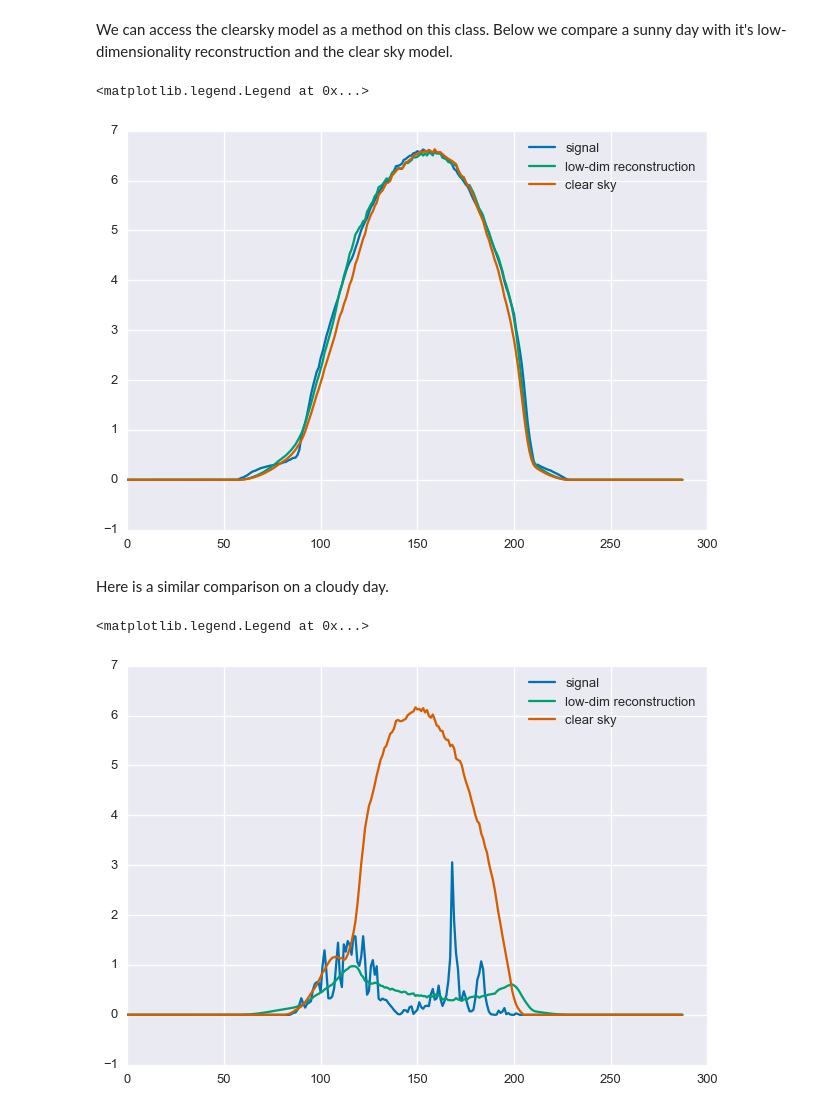
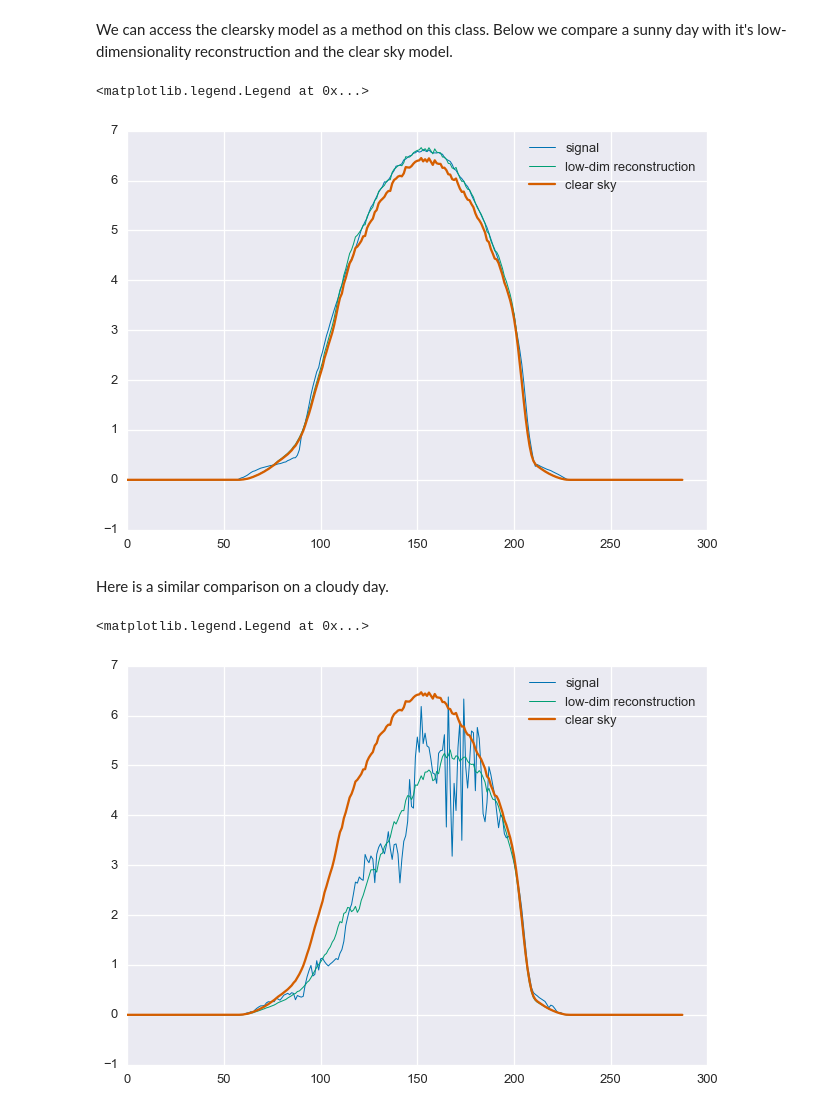
Before and after one commit to bmeyers/SolarForecasting, a Jupyter notebook: ClearSkyFitting_Example.ipynb, the cells around one changed output. Cells and saved outputs as stored; diff of their text form; code cells hidden in the pictures.

```diff
--- a/ClearSkyFitting_Example.ipynb
+++ b/ClearSkyFitting_Example.ipynb
@@ -43,23 +43,23 @@ _ = scs.make_clearsky_model(mu=10**(2), eta=10**(-1.0), plot=True)
 We can access the clearsky model as a method on this class. Below we compare a sunny day with it's low-dimensionality reconstruction and the clear sky model.
 # %%
 DAY = 337
-scs.reconstruct_day(DAY, n=3)
+scs.reconstruct_day(DAY, n=5)
 estimates = scs.estimate_clearsky(np.s_[DAY:DAY+1])
 for i in xrange(estimates.shape[1]):
     plt.plot(estimates[:, i])
 plt.legend(['signal', 'low-dim reconstruction', 'clear sky'])
 # %% [output]
 <matplotlib.legend.Legend at 0x...>
-[figure, old version]
+[figure, new version]
 # %% [markdown]
 Here is a similar comparison on a cloudy day.
 # %%
-DAY = 175
-scs.reconstruct_day(DAY, n=3)
+DAY = 330
+scs.reconstruct_day(DAY, n=5)
 estimates = scs.estimate_clearsky(np.s_[DAY:DAY+1])
 for i in xrange(estimates.shape[1]):
     plt.plot(estimates[:, i])
 plt.legend(['signal', 'low-dim reconstruction', 'clear sky'])
 # %% [output]
 <matplotlib.legend.Legend at 0x...>
-[figure, old version]
+[figure, new version]
```
Also changed, not shown: parts of 4 cells of this notebook.
